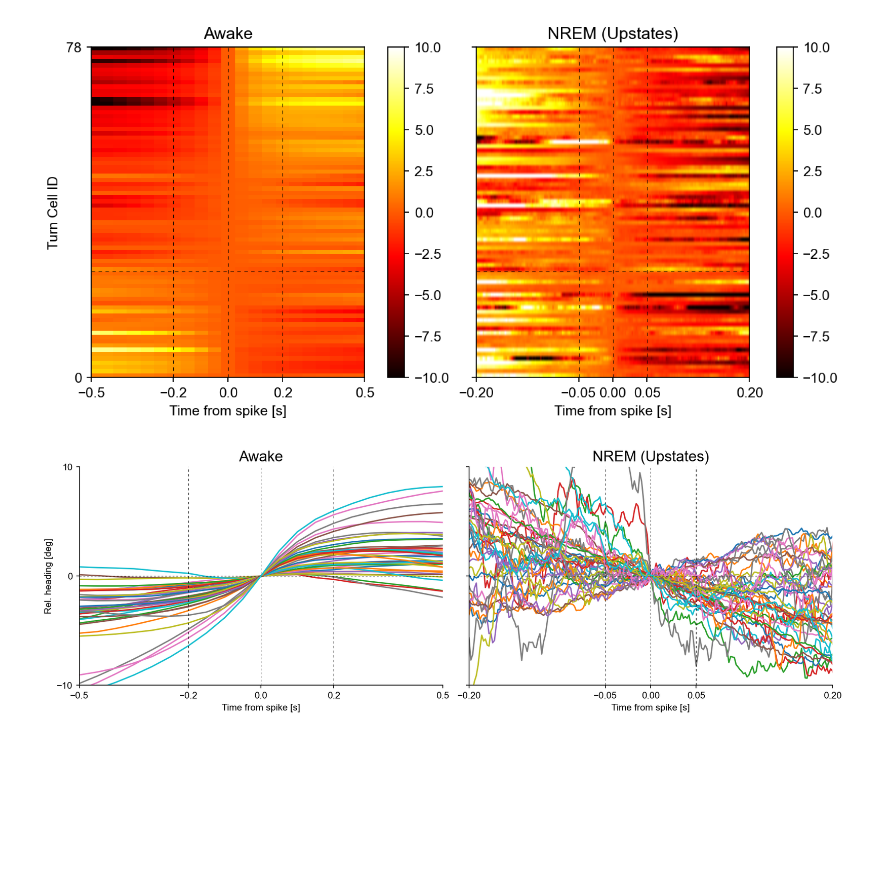
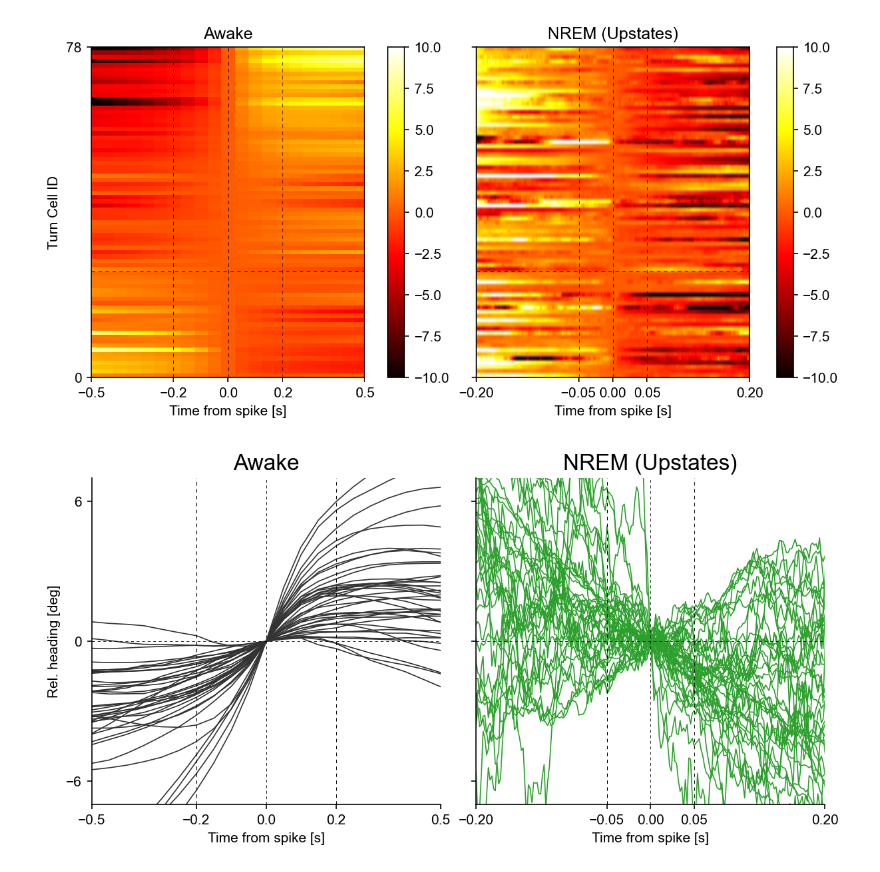
Before and after one commit to Senzai-Lab/nrem_analysis, a Jupyter notebook: notebooks/dual_recordings/visualize_sta_upstates.ipynb, the cells around one changed output. Drawn from its saved outputs; the diff is of its cells as text; code cells hidden in the pictures; blank space fills up the shorter version.

```diff
--- a/notebooks/dual_recordings/visualize_sta_upstates.ipynb
+++ b/notebooks/dual_recordings/visualize_sta_upstates.ipynb
@@ -184,43 +193,43 @@ plt.show()
 # %% [output]
 [figure]
 # %%
-fig, axes = plt.subplots(1, 2, figsize=(12, 4), sharey=True)
+fig, axes = plt.subplots(1, 2, figsize=(8, 4), sharey=True)
 axes = axes.flatten()
 
 mask = tsi>0.2
 
-axes[0].plot(sta_original.index, sta_original[:, mask])
+axes[0].plot(sta_original.index, sta_original[:, mask], color='0.2', linewidth=0.8)
 axes[0].set_ylabel("Rel. heading [deg]")
 axes[0].set_xlim([-0.5, 0.5])
-axes[0].set_ylim([-10, 10])
+axes[0].set_xticks([-0.5, -.2, 0, .2, 0.5])
 
-axes[0].set_xticks([-0.5, -.2, 0, .2, 0.5])
-axes[0].set_yticks([-10, 0, 10])
+axes[0].set_ylim([-7, 7])
+axes[0].set_yticks([-6, 0, 6])
 
 axes[0].axvline(x=0.2, color='k', linestyle=dashed_style, linewidth=0.5)
 axes[0].axvline(x=-0.2, color='k', linestyle=dashed_style, linewidth=0.5)
 axes[0].set_title(f"Awake", fontsize=16)
 
-axes[1].plot(sta_nrem.index, sta_nrem[:, mask])
+axes[1].plot(sta_nrem.index, sta_nrem[:, mask], color='tab:green', linewidth=0.8)
 axes[1].set_xlim([-0.2, 0.2])
 axes[1].set_xticks([-0.2, -.05, 0, .05, 0.2])
 axes[1].axvline(x=0.05, color='k', linestyle=dashed_style, linewidth=0.5)
 axes[1].axvline(x=-0.05, color='k', linestyle=dashed_style, linewidth=0.5)
 axes[1].set_title(f"NREM (Upstates)", fontsize=16)
 
 for ax in axes:
     ax.axhline(y=0, color='k', linestyle=dashed_style, linewidth=0.4)
     ax.axvline(x=0, color='k', linestyle=dashed_style, linewidth=0.4)
     ax.spines['top'].set_visible(False)
     ax.spines['right'].set_visible(False)
     ax.set_xlabel("Time from spike [s]")
 
 # fig.suptitle("TSI>0.2 Turn Cells", fontsize=18)
-plt.savefig(FIGURES_DIR / "sta_cw_turns.png", format='png', bbox_inches='tight')
-plt.savefig(FIGURES_DIR / "sta_cw_turns.svg", format='svg', bbox_inches='tight')
+# plt.savefig(FIGURES_DIR / "sta" / "sta_cw_turns.png", format='png', bbox_inches='tight')
+# plt.savefig(FIGURES_DIR / "sta" /"sta_cw_turns.svg", format='svg', bbox_inches='tight')
 plt.show()
 # %% [output]
-[figure, old version]
+[figure, new version]
 # %%
 turn_amps_awake         = amplitude_at_threshold(sta_original, sta_original.t, 0.2)
 turn_amps_nrem          = amplitude_at_threshold(sta_nrem, sta_nrem.t, 0.05)
```
Also changed, not shown: parts of 5 cells of this notebook, 7 other files.
